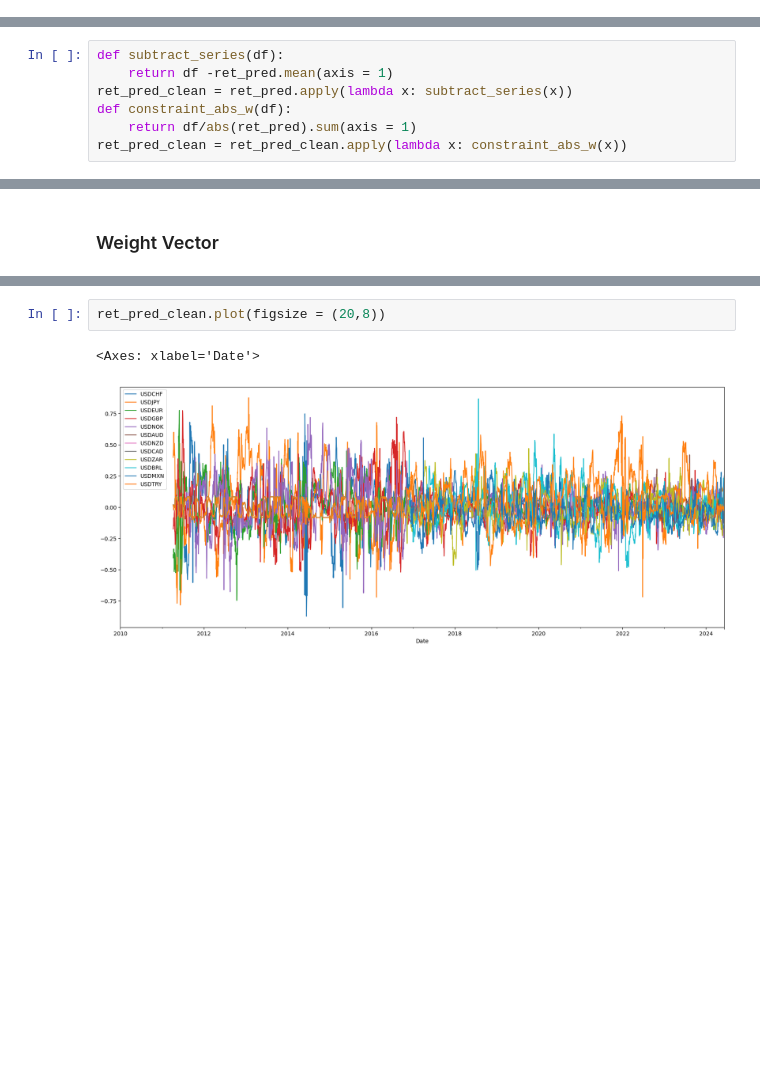
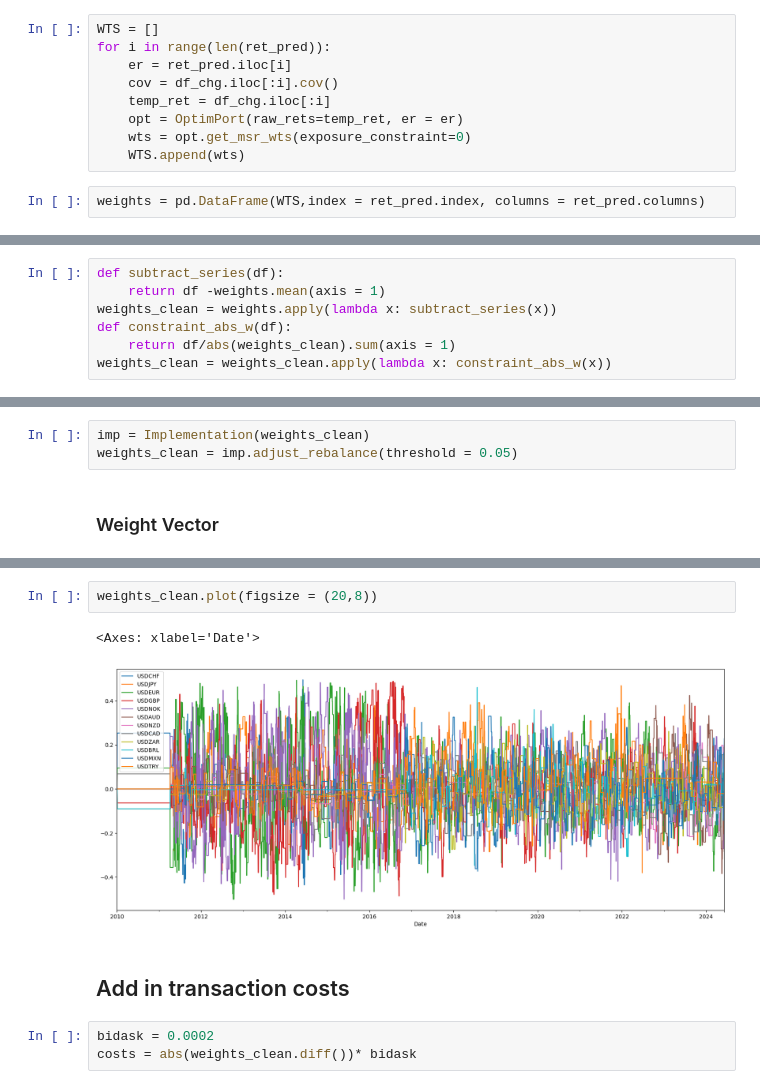
Before and after one commit to andreignatius/quant-trading, a Jupyter notebook: fx_portfolio_construction.ipynb, the cells around one changed output, grey strips where cells are left out. Cells and saved outputs as stored; diff of their text form; blank space fills up the shorter version.

```diff
--- a/fx_portfolio_construction.ipynb
+++ b/fx_portfolio_construction.ipynb
@@ -132,9 +142,20 @@ ret_pred = ret_pred.fillna(method = 'ffill').fillna(0)
+# %%
+WTS = []
+for i in range(len(ret_pred)):
+    er = ret_pred.iloc[i]
+    cov = df_chg.iloc[:i].cov()
+    temp_ret = df_chg.iloc[:i]
+    opt = OptimPort(raw_rets=temp_ret, er = er)
+    wts = opt.get_msr_wts(exposure_constraint=0)
+    WTS.append(wts)
+# %%
+weights = pd.DataFrame(WTS,index = ret_pred.index, columns = ret_pred.columns)
 # %% [markdown]
 ### Make portfolio dollar neutral
 # %%
 def subtract_series(df):
-    return df -ret_pred.mean(axis = 1)
-ret_pred_clean = ret_pred.apply(lambda x: subtract_series(x))
+    return df -weights.mean(axis = 1)
+weights_clean = weights.apply(lambda x: subtract_series(x))
 def constraint_abs_w(df):
-    return df/abs(ret_pred).sum(axis = 1)
-ret_pred_clean = ret_pred_clean.apply(lambda x: constraint_abs_w(x))
+    return df/abs(weights_clean).sum(axis = 1)
+weights_clean = weights_clean.apply(lambda x: constraint_abs_w(x))
@@ -141,2 +164,5 @@ ret_pred_clean = ret_pred_clean.apply(lambda x: constraint_abs_w(x))
+# %%
+imp = Implementation(weights_clean)
+weights_clean = imp.adjust_rebalance(threshold = 0.05)
 # %% [markdown]
 ### Weight Vector
@@ -160,5 +169,10 @@ ret_pred_clean
 # %%
-ret_pred_clean.plot(figsize = (20,8))
+weights_clean.plot(figsize = (20,8))
 # %% [output]
 <Axes: xlabel='Date'>
-[figure, old version]
+[figure, new version]
+# %% [markdown]
+## Add in transaction costs
+# %%
+bidask = 0.0002
+costs = abs(weights_clean.diff())* bidask
```
Also changed, not shown: parts of 11 cells of this notebook, 1 other file.
